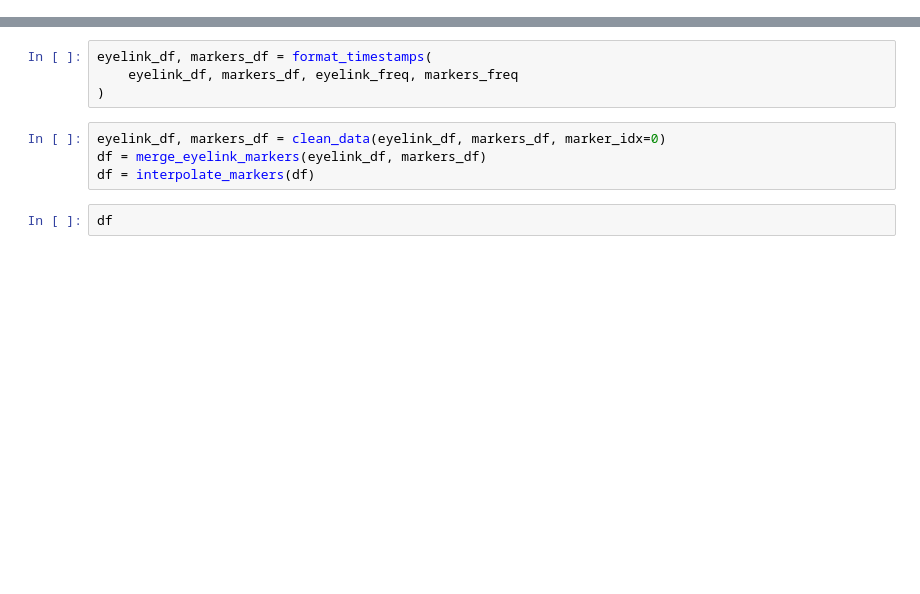
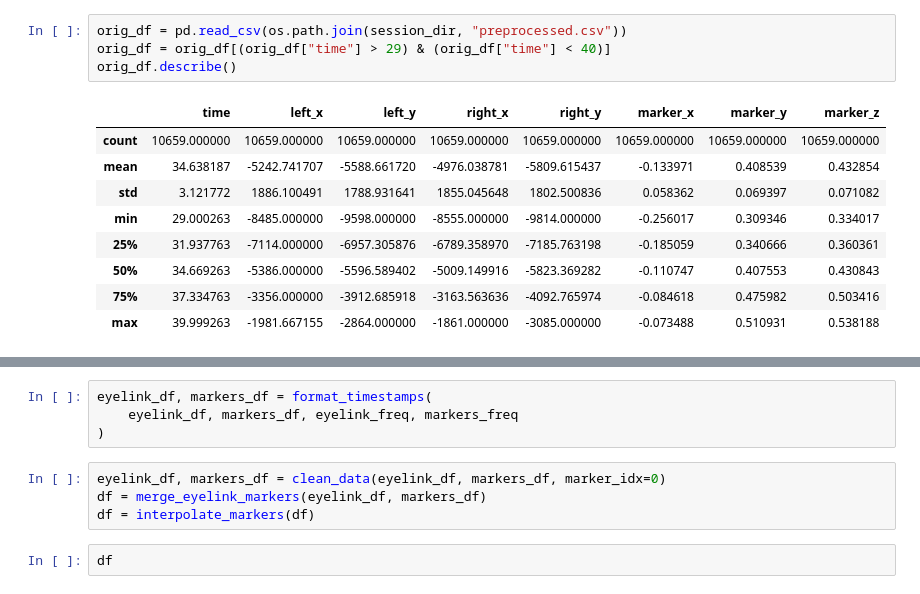
Before and after one commit to jazlab/tabletop, a Jupyter notebook: notebooks/eyelink_calibration.ipynb, the cells around one changed output, grey strips where cells are left out. Saved outputs shown, nothing was run; the diff lists cells and outputs as text; blank space fills up the shorter version.

```diff
--- a/notebooks/eyelink_calibration.ipynb
+++ b/notebooks/eyelink_calibration.ipynb
@@ -35,0 +96,14 @@ markers_freq = config["preprocess"]["markers_freq"]
+# %%
+orig_df = pd.read_csv(os.path.join(session_dir, "preprocessed.csv"))
+orig_df = orig_df[(orig_df["time"] > 29) & (orig_df["time"] < 40)]
+orig_df.describe()
+# %% [output]
+|  | time | left_x | left_y | right_x | right_y | marker_x | marker_y | marker_z |
+| count | 10659.000000 | 10659.000000 | 10659.000000 | 10659.000000 | 10659.000000 | 10659.000000 | 10659.000000 | 10659.000000 |
+| mean | 34.638187 | -5242.741707 | -5588.661720 | -4976.038781 | -5809.615437 | -0.133971 | 0.408539 | 0.432854 |
+| std | 3.121772 | 1886.100491 | 1788.931641 | 1855.045648 | 1802.500836 | 0.058362 | 0.069397 | 0.071082 |
+| min | 29.000263 | -8485.000000 | -9598.000000 | -8555.000000 | -9814.000000 | -0.256017 | 0.309346 | 0.334017 |
+| 25% | 31.937763 | -7114.000000 | -6957.305876 | -6789.358970 | -7185.763198 | -0.185059 | 0.340666 | 0.360361 |
+| 50% | 34.669263 | -5386.000000 | -5596.589402 | -5009.149916 | -5823.369282 | -0.110747 | 0.407553 | 0.430843 |
+| 75% | 37.334763 | -3356.000000 | -3912.685918 | -3163.563636 | -4092.765974 | -0.084618 | 0.475982 | 0.503416 |
+| max | 39.999263 | -1981.667155 | -2864.000000 | -1861.000000 | -3085.000000 | -0.073488 | 0.510931 | 0.538188 |
```
Also changed, not shown: parts of 9 cells of this notebook, 14 other files.
